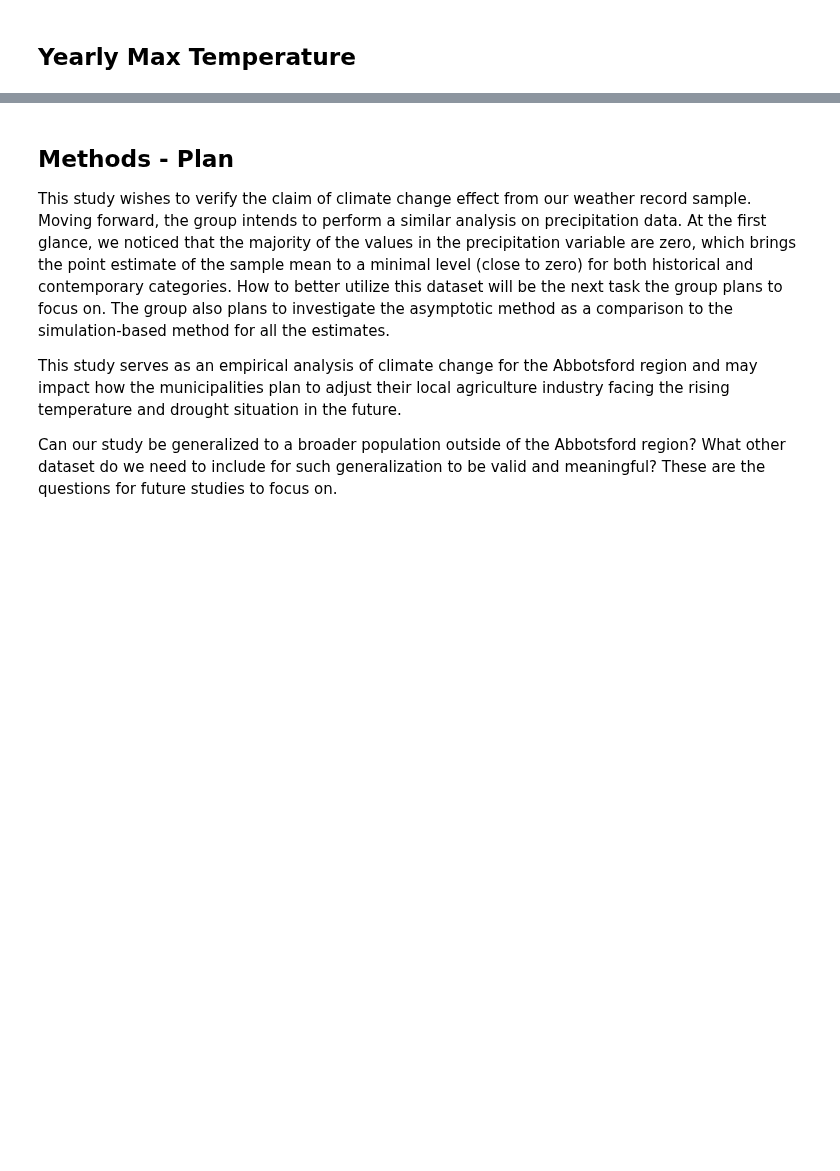
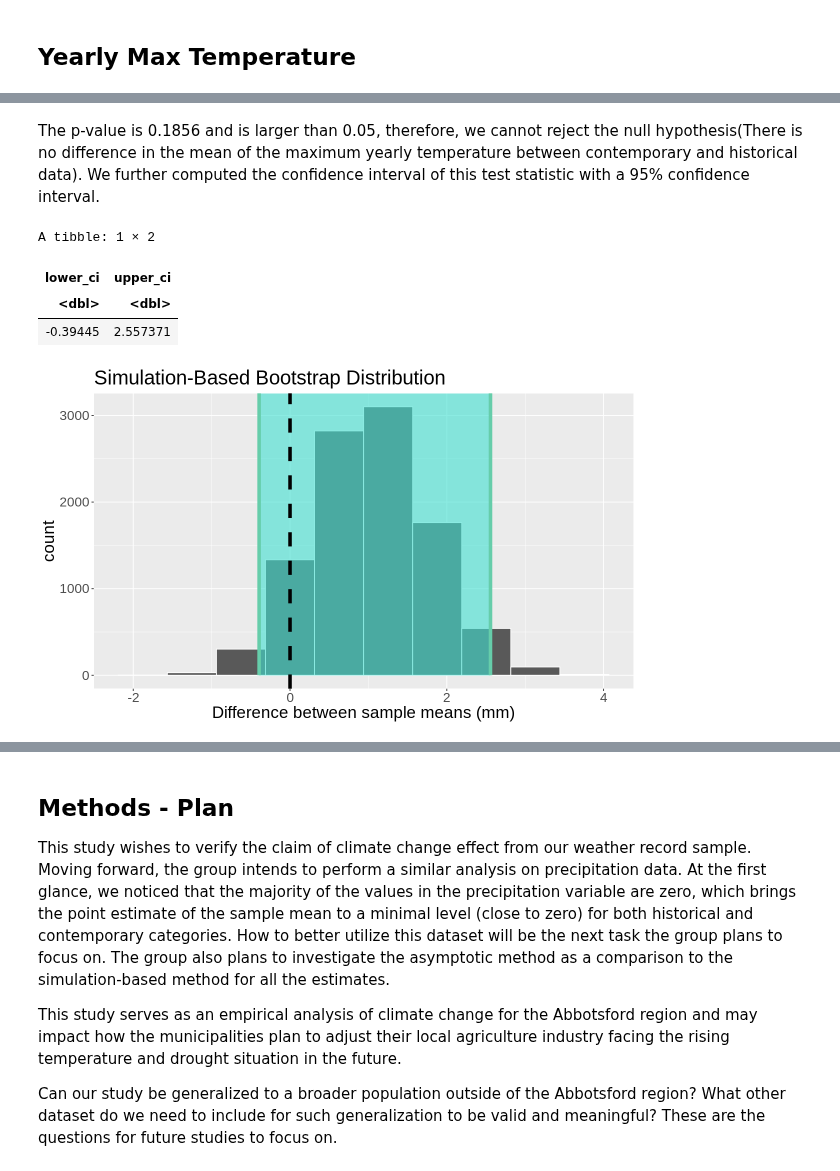
Before and after one commit to yxing6/STAT201-GroupProject-Climate, a Jupyter notebook: STAT201-Group17-ProjectReport.ipynb, the cells around one changed output, grey strips where cells are left out. Drawn from its saved outputs; the diff is of its cells as text; code cells hidden in the pictures; blank space fills up the shorter version.

```diff
--- a/STAT201-Group17-ProjectReport.ipynb
+++ b/STAT201-Group17-ProjectReport.ipynb
@@ -588,0 +634,31 @@ station_temp_yearly_max_boxplot
+# %% [markdown]
+The p-value is 0.1856 and is larger than 0.05, therefore, we cannot reject the null hypothesis(There is no difference in the mean of the maximum yearly temperature between contemporary and historical data). We further computed the confidence interval of this test statistic with a 95% confidence interval.
+# %%
+options(repr.plot.width = 10, repr.plot.height = 6)
+set.seed(100)
+
+diff_in_max_temp_bootstrap_dist <- station_temp_yearly_max %>%
+    specify(formula = max_temp ~ Category) %>%
+    generate(reps = 10000, type = "bootstrap") %>%
+    calculate(stat = "diff in means", order = c("contemporary", "historical"))
+
+diff_in_max_temp_ci <-
+     diff_in_max_temp_bootstrap_dist %>%
+     get_confidence_interval(level = 0.95, type = "percentile")
+
+diff_in_max_temp_ci_plot <- diff_in_max_temp_bootstrap_dist %>%
+    visualize(bins = 10) +
+    shade_ci(diff_in_max_temp_ci) +
+    xlab("Difference between sample means (mm)") +
+    geom_vline(xintercept = 0, size = 2, linetype = "dashed") +
+    theme(text = element_text(size = 20))
+diff_in_max_temp_ci_plot
+
+
+diff_in_max_temp_ci
+# %% [output]
+A tibble: 1 × 2
+| lower_ci | upper_ci |
+| <dbl> | <dbl> |
+| -0.39445 | 2.557371 |
+[figure, added]
```
Also changed, not shown: parts of 8 cells of this notebook.
